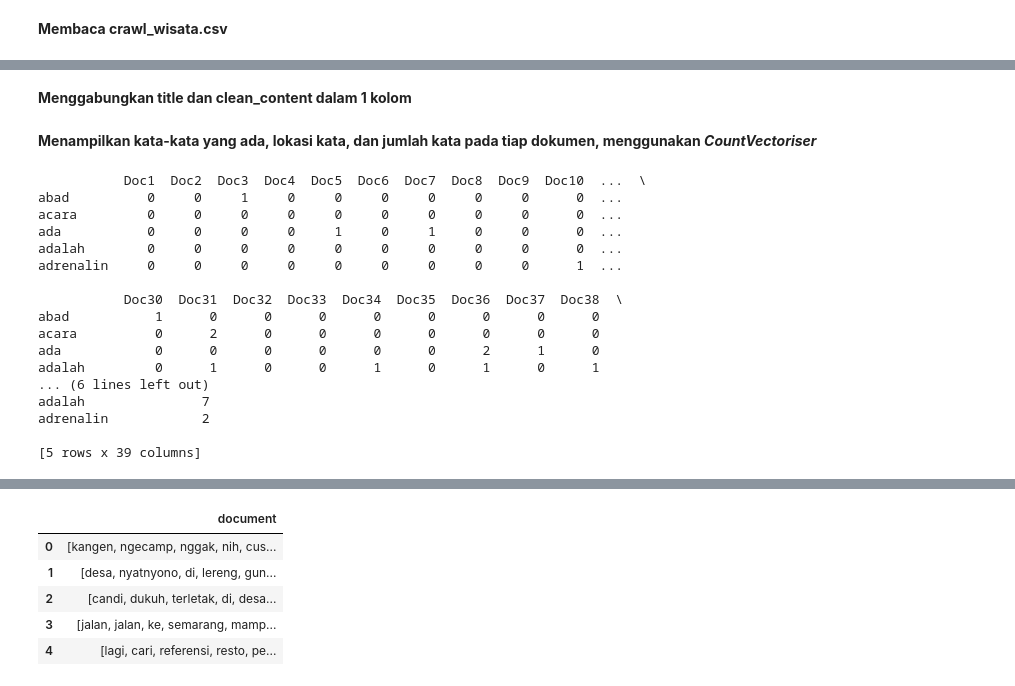
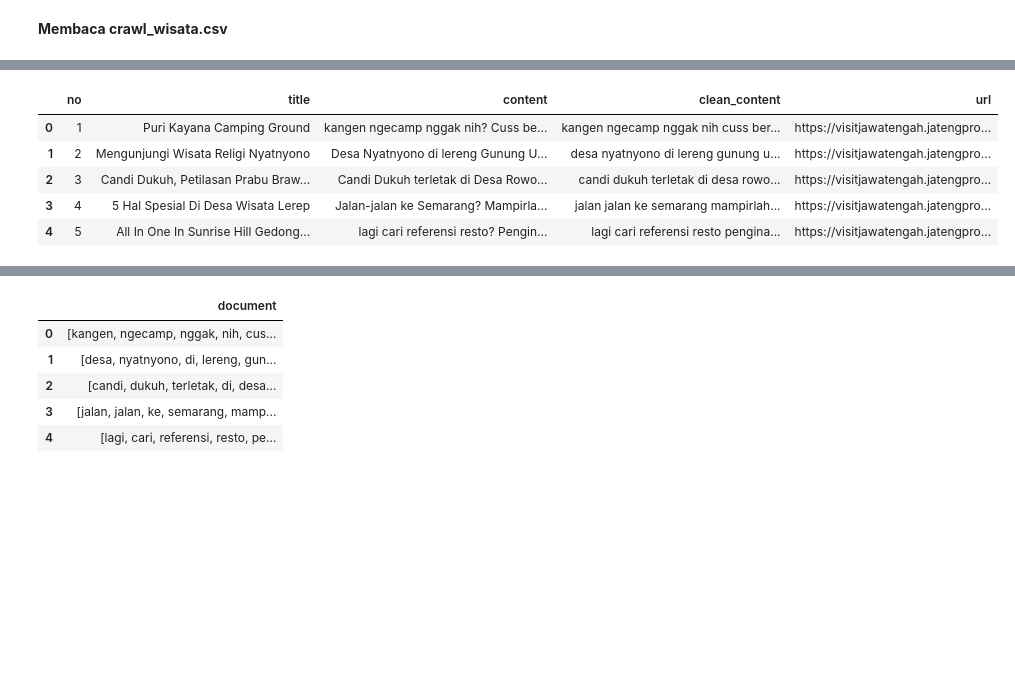
Before and after one commit to lenocahya/ir_wisata_semarang, a Jupyter notebook: index.ipynb, the cells around one changed output, grey strips where cells are left out. Saved outputs shown, nothing was run; the diff lists cells and outputs as text; code cells hidden in the pictures; blank space fills up the shorter version.

```diff
--- a/index.ipynb
+++ b/index.ipynb
@@ -23,2 +14,0 @@ df.head()
-# %% [markdown]
-**Menggabungkan title dan clean_content dalam 1 kolom**
@@ -27,39 +15,12 @@ df.head()
-# %% [markdown]
-**Menampilkan kata-kata yang ada, lokasi kata, dan jumlah kata pada tiap dokumen, menggunakan *CountVectoriser***
-# %%
-# Activate CountVectorizer
-from sklearn.feature_extraction.text import CountVectorizer
-
-# Count Vectorizer
-vect = CountVectorizer()
-vects = vect.fit_transform(df['clean_content'])
-
-td = pd.DataFrame(vects.toarray())
-td.columns = vect.get_feature_names_out()
-term_document_matrix = td.T
-term_document_matrix.columns =  ['Doc'+str(i+1) for i in range(td.shape[0])]
-term_document_matrix['total_count'] = term_document_matrix.sum(axis=1)
-
-print(term_document_matrix.head())
-
-
-term_document_matrix.to_csv('term_document.csv')
-# %% [output]
-           Doc1  Doc2  Doc3  Doc4  Doc5  Doc6  Doc7  Doc8  Doc9  Doc10  ...  \
-abad          0     0     1     0     0     0     0     0     0      0  ...
-acara         0     0     0     0     0     0     0     0     0      0  ...
-ada           0     0     0     0     1     0     1     0     0      0  ...
-adalah        0     0     0     0     0     0     0     0     0      0  ...
-adrenalin     0     0     0     0     0     0     0     0     0      1  ...
-
-           Doc30  Doc31  Doc32  Doc33  Doc34  Doc35  Doc36  Doc37  Doc38  \
-abad           1      0      0      0      0      0      0      0      0
-acara          0      2      0      0      0      0      0      0      0
-ada            0      0      0      0      0      0      2      1      0
-adalah         0      1      0      0      1      0      1      0      1
-... (6 lines left out)
-adalah               7
-adrenalin            2
-
-[5 rows x 39 columns]
+# %%
+url = "https://raw.githubusercontent.com/lenocahya/ir_wisata_semarang/main/crawl_wisata.csv"
+df = pd.read_csv(url)
+df.head()
+# %% [output]
+|  | no | title | content | clean_content | url |
+| 0 | 1 | Puri Kayana Camping Ground | kangen ngecamp nggak nih? Cuss be... | kangen ngecamp nggak nih cuss ber... | https://visitjawatengah.jatengpro... |
+| 1 | 2 | Mengunjungi Wisata Religi Nyatnyono | Desa Nyatnyono di lereng Gunung U... | desa nyatnyono di lereng gunung u... | https://visitjawatengah.jatengpro... |
+| 2 | 3 | Candi Dukuh, Petilasan Prabu Braw... | Candi Dukuh terletak di Desa Rowo... | candi dukuh terletak di desa rowo... | https://visitjawatengah.jatengpro... |
+| 3 | 4 | 5 Hal Spesial Di Desa Wisata Lerep | Jalan-jalan ke Semarang? Mampirla... | jalan jalan ke semarang mampirlah... | https://visitjawatengah.jatengpro... |
+| 4 | 5 | All In One In Sunrise Hill Gedong... | lagi cari referensi resto? Pengin... | lagi cari referensi resto pengina... | https://visitjawatengah.jatengpro... |
 # %% [markdown]
```
Also changed, not shown: parts of 18 cells of this notebook.
